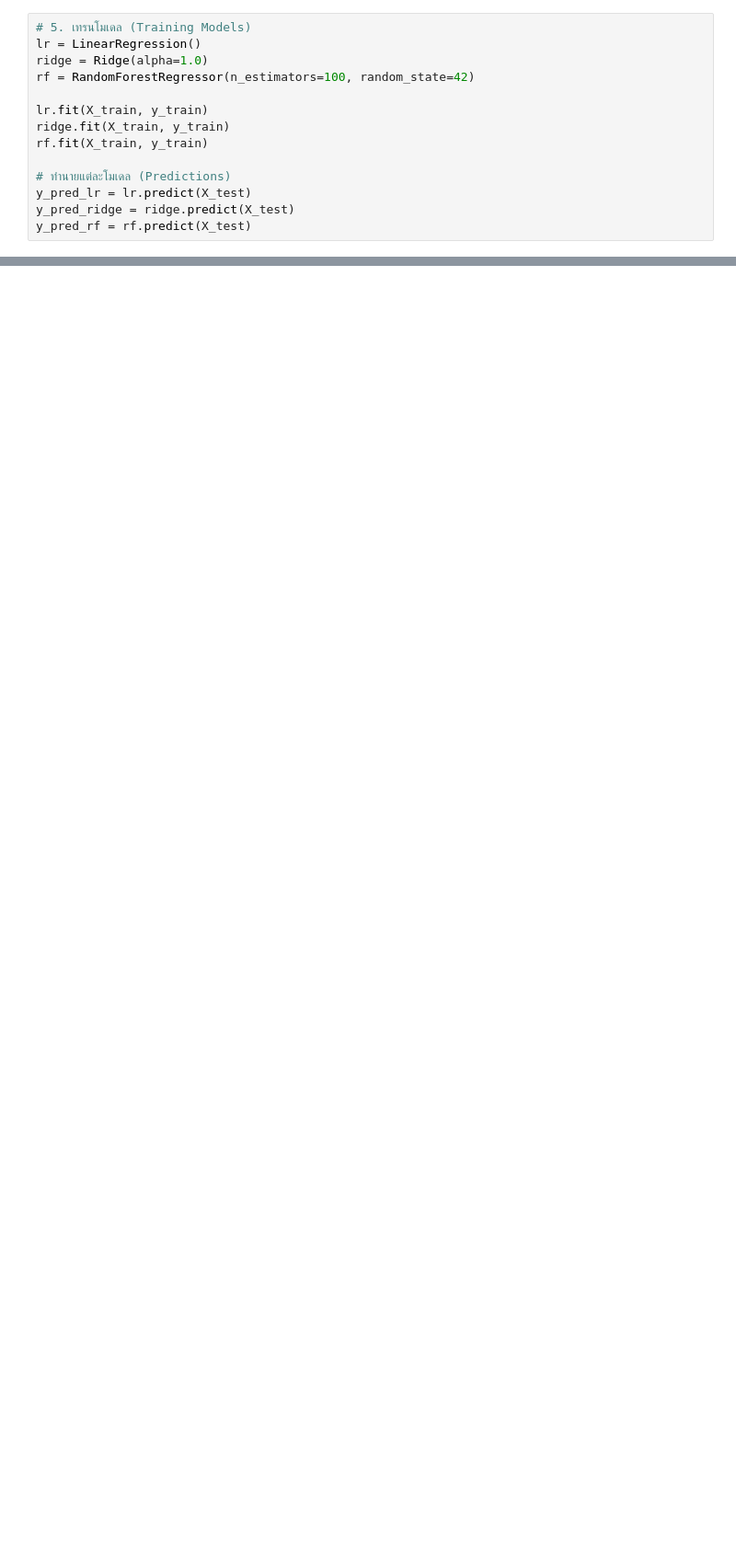
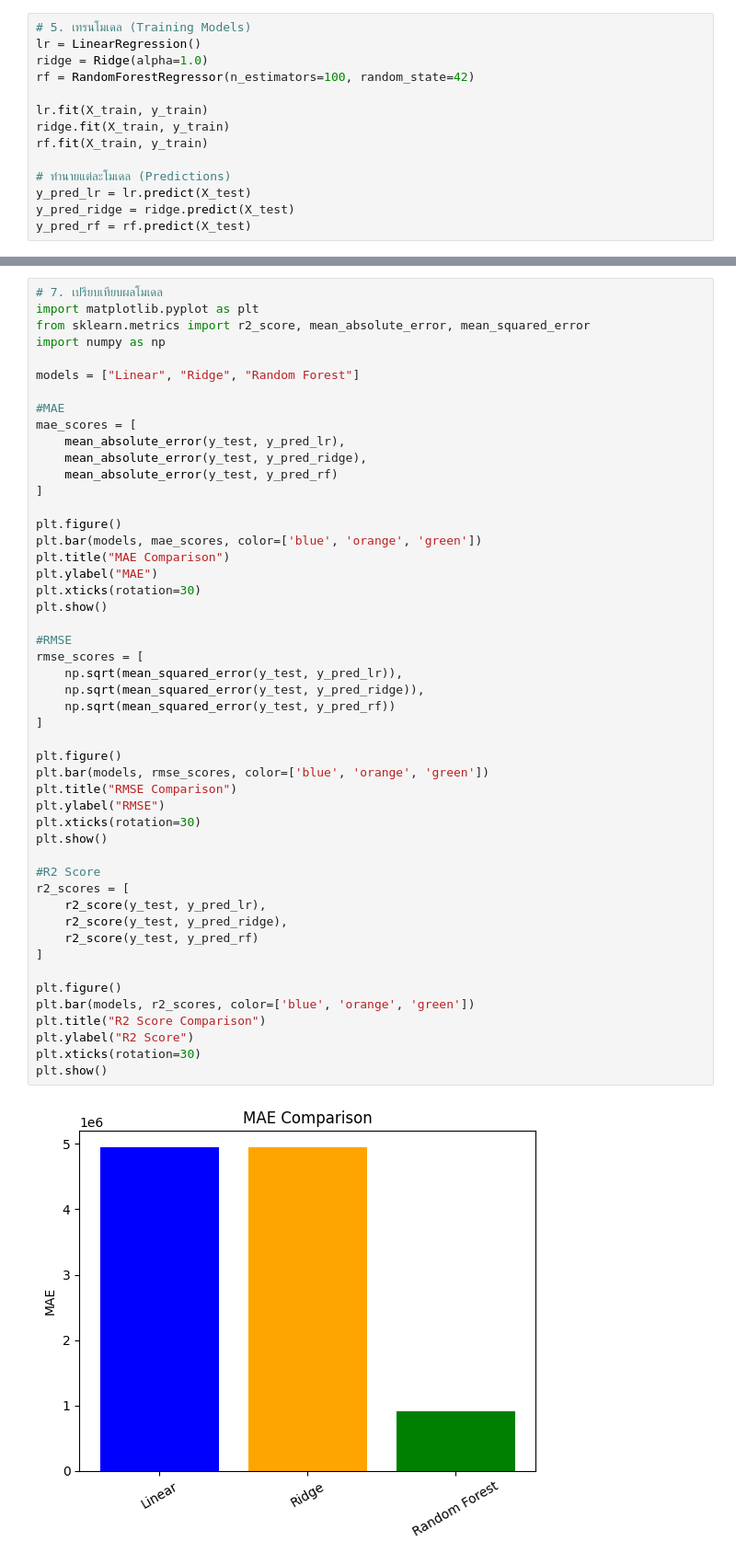
Before and after one commit to theerapatxx13/MINIProject-House-Price, a Jupyter notebook: FinalMiniProject.ipynb, the cells around one changed output, grey strips where cells are left out. Shown at 92% size. Saved outputs shown, nothing was run; the diff lists cells and outputs as text; blank space fills up the shorter version.

```diff
--- a/FinalMiniProject.ipynb
+++ b/FinalMiniProject.ipynb
@@ -211,0 +486,51 @@ max         4.500000e+06      10.000000      10.000000  7.000000e+07
+# %%
+# 7. เปรียบเทียบผลโมเดล
+import matplotlib.pyplot as plt
+from sklearn.metrics import r2_score, mean_absolute_error, mean_squared_error
+import numpy as np
+
+models = ["Linear", "Ridge", "Random Forest"]
+
+#MAE
+mae_scores = [
+    mean_absolute_error(y_test, y_pred_lr),
+    mean_absolute_error(y_test, y_pred_ridge),
+    mean_absolute_error(y_test, y_pred_rf)
+]
+
+plt.figure()
+plt.bar(models, mae_scores, color=['blue', 'orange', 'green'])
+plt.title("MAE Comparison")
+plt.ylabel("MAE")
+plt.xticks(rotation=30)
+plt.show()
+
+#RMSE
+rmse_scores = [
+    np.sqrt(mean_squared_error(y_test, y_pred_lr)),
+    np.sqrt(mean_squared_error(y_test, y_pred_ridge)),
+    np.sqrt(mean_squared_error(y_test, y_pred_rf))
+]
+
+plt.figure()
+plt.bar(models, rmse_scores, color=['blue', 'orange', 'green'])
+plt.title("RMSE Comparison")
+plt.ylabel("RMSE")
+plt.xticks(rotation=30)
+plt.show()
+
+#R2 Score
+r2_scores = [
+    r2_score(y_test, y_pred_lr),
+    r2_score(y_test, y_pred_ridge),
+    r2_score(y_test, y_pred_rf)
+]
+
+plt.figure()
+plt.bar(models, r2_scores, color=['blue', 'orange', 'green'])
+plt.title("R2 Score Comparison")
+plt.ylabel("R2 Score")
+plt.xticks(rotation=30)
+plt.show()
+# %% [output]
+[figure, added]
```
Also changed, not shown: parts of 20 cells of this notebook.
